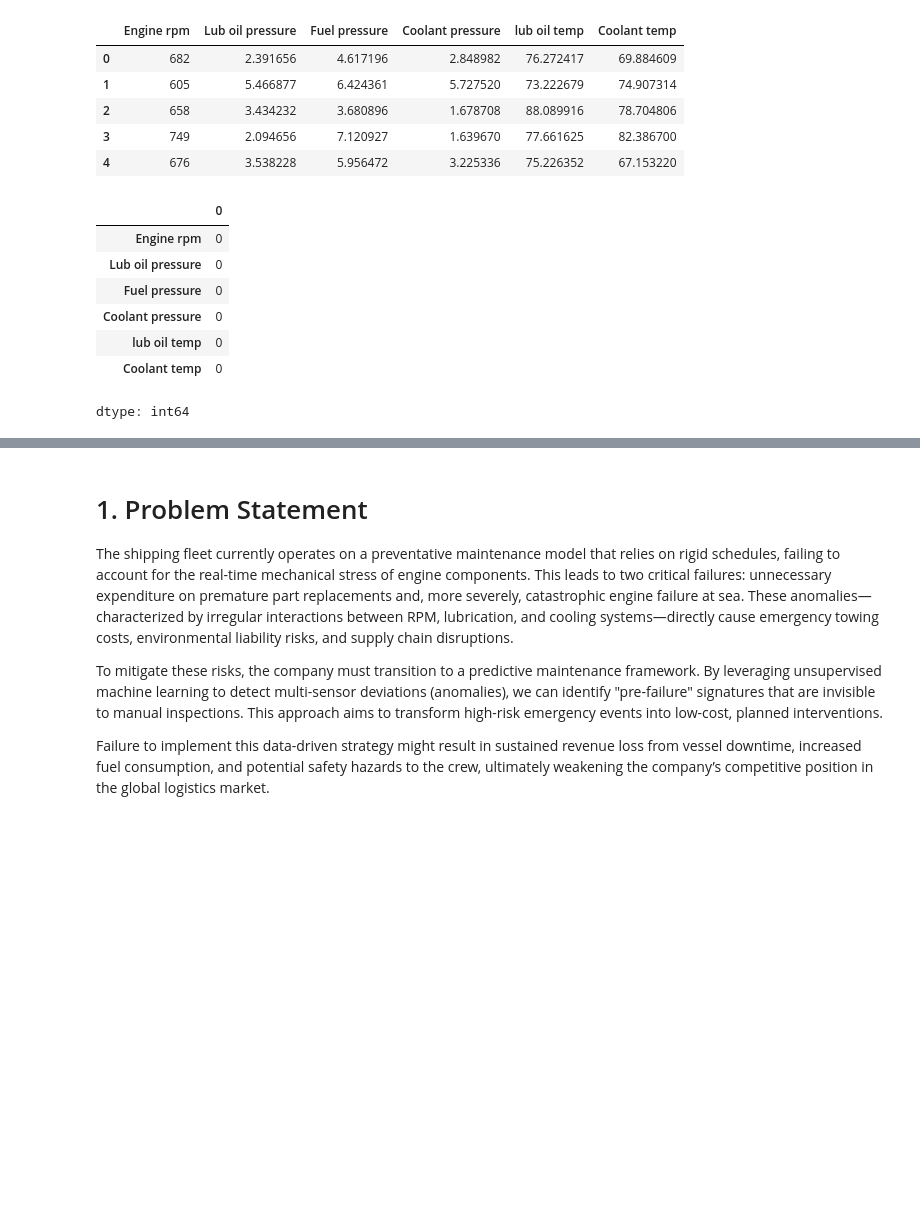
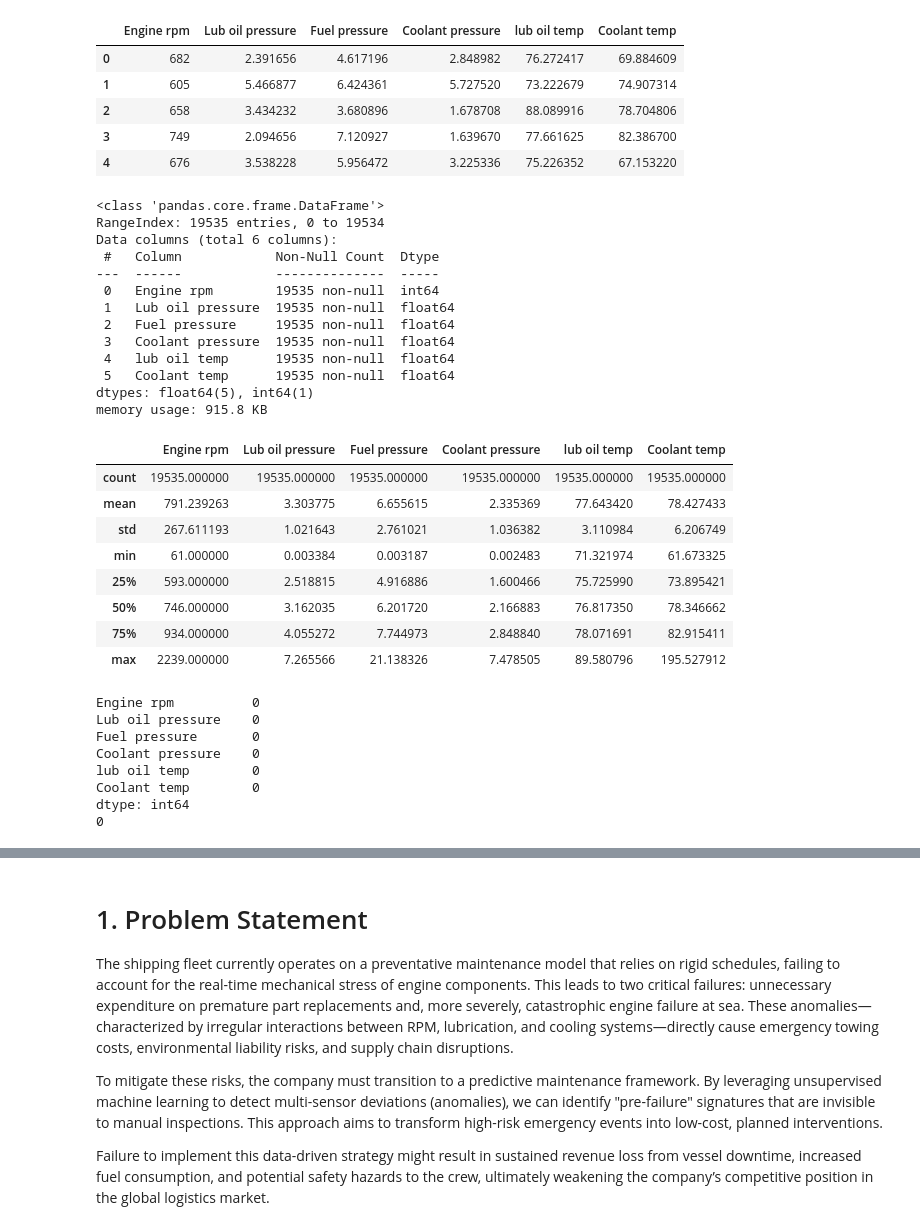
Before and after one commit to susanavenda/data_cambridge, a Jupyter notebook: Venda_Susana_CAM_DS_C101_Mini_project_5_3_1.ipynb, the cells around one changed output, grey strips where cells are left out. Saved outputs shown, nothing was run; the diff lists cells and outputs as text; code cells hidden in the pictures; blank space fills up the shorter version.

```diff
--- a/Venda_Susana_CAM_DS_C101_Mini_project_5_3_1.ipynb
+++ b/Venda_Susana_CAM_DS_C101_Mini_project_5_3_1.ipynb
@@ -172,15 +172,43 @@ df_read.head()
 | 2 | 658 | 3.434232 | 3.680896 | 1.678708 | 88.089916 | 78.704806 |
 | 3 | 749 | 2.094656 | 7.120927 | 1.639670 | 77.661625 | 82.386700 |
 | 4 | 676 | 3.538228 | 5.956472 | 3.225336 | 75.226352 | 67.153220 |
+# %%
+df.shape
+df.info()
+df.describe()
+# %% [output]
+<class 'pandas.core.frame.DataFrame'>
+RangeIndex: 19535 entries, 0 to 19534
+Data columns (total 6 columns):
+ #   Column            Non-Null Count  Dtype
+---  ------            --------------  -----
+ 0   Engine rpm        19535 non-null  int64
+ 1   Lub oil pressure  19535 non-null  float64
+ 2   Fuel pressure     19535 non-null  float64
+ 3   Coolant pressure  19535 non-null  float64
+ 4   lub oil temp      19535 non-null  float64
+ 5   Coolant temp      19535 non-null  float64
+dtypes: float64(5), int64(1)
+memory usage: 915.8 KB
+|  | Engine rpm | Lub oil pressure | Fuel pressure | Coolant pressure | lub oil temp | Coolant temp |
+| count | 19535.000000 | 19535.000000 | 19535.000000 | 19535.000000 | 19535.000000 | 19535.000000 |
+| mean | 791.239263 | 3.303775 | 6.655615 | 2.335369 | 77.643420 | 78.427433 |
+| std | 267.611193 | 1.021643 | 2.761021 | 1.036382 | 3.110984 | 6.206749 |
+| min | 61.000000 | 0.003384 | 0.003187 | 0.002483 | 71.321974 | 61.673325 |
+| 25% | 593.000000 | 2.518815 | 4.916886 | 1.600466 | 75.725990 | 73.895421 |
+| 50% | 746.000000 | 3.162035 | 6.201720 | 2.166883 | 76.817350 | 78.346662 |
+| 75% | 934.000000 | 4.055272 | 7.744973 | 2.848840 | 78.071691 | 82.915411 |
+| max | 2239.000000 | 7.265566 | 21.138326 | 7.478505 | 89.580796 | 195.527912 |
 # %%
-# Find the missing values - age no longer has any missing values.
-titanic.isnull().sum()
+# Find the missing values
+print(df.isnull().sum())
+print(df.duplicated().sum())
 # %% [output]
-|  | 0 |
-| Engine rpm | 0 |
-| Lub oil pressure | 0 |
-| Fuel pressure | 0 |
-| Coolant pressure | 0 |
-| lub oil temp | 0 |
-| Coolant temp | 0 |
+Engine rpm          0
+Lub oil pressure    0
+Fuel pressure       0
+Coolant pressure    0
+lub oil temp        0
+Coolant temp        0
 dtype: int64
+0
```
Also changed, not shown: parts of 10 cells of this notebook.
